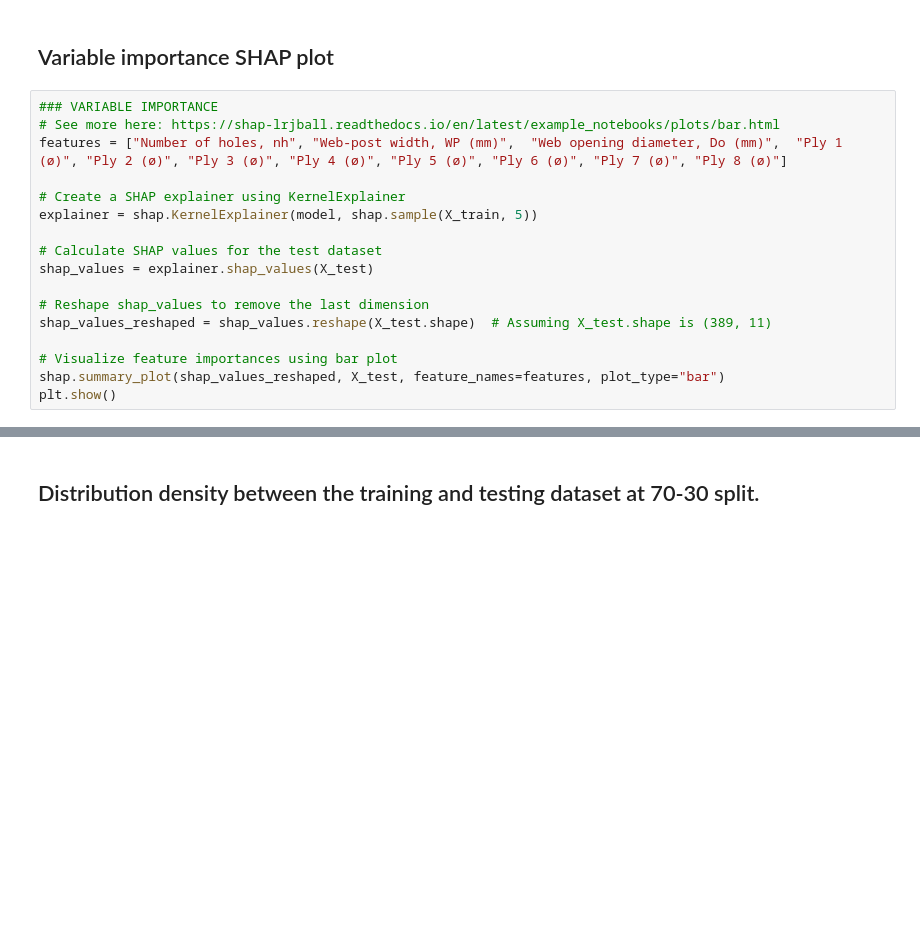
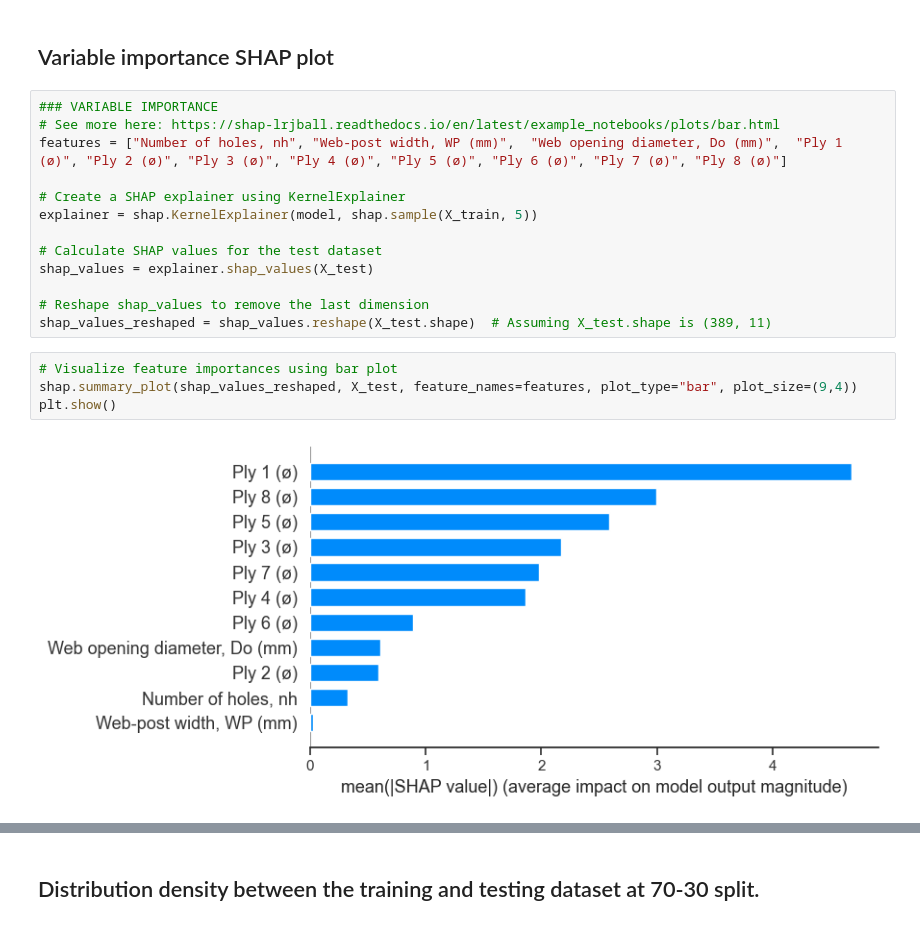
Before and after one commit to yongcheng6699/ML_Buckling_ANN_DNN, a Jupyter notebook: Buckling_DNN_2HL_TTS_V1.ipynb, the cells around one changed output, grey strips where cells are left out. Drawn from its saved outputs; the diff is of its cells as text; blank space fills up the shorter version.

```diff
--- a/Buckling_DNN_2HL_TTS_V1.ipynb
+++ b/Buckling_DNN_2HL_TTS_V1.ipynb
@@ -194,7 +221,9 @@ shap_values = explainer.shap_values(X_test)
 
 # Reshape shap_values to remove the last dimension
 shap_values_reshaped = shap_values.reshape(X_test.shape)  # Assuming X_test.shape is (389, 11)
-
-# Visualize feature importances using bar plot
-shap.summary_plot(shap_values_reshaped, X_test, feature_names=features, plot_type="bar")
-plt.show()
+# %%
+# Visualize feature importances using bar plot
+shap.summary_plot(shap_values_reshaped, X_test, feature_names=features, plot_type="bar", plot_size=(9,4))
+plt.show()
+# %% [output]
+[figure, added]
```
Also changed, not shown: parts of 5 cells of this notebook, 3 other files.
